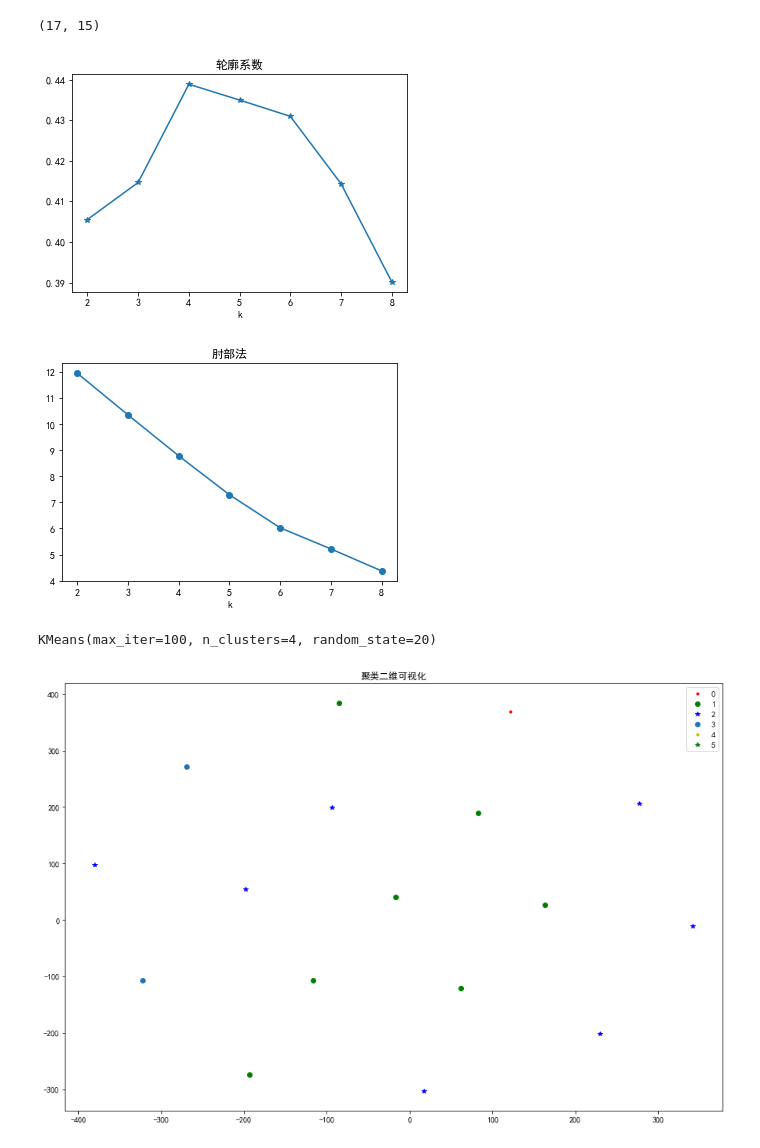
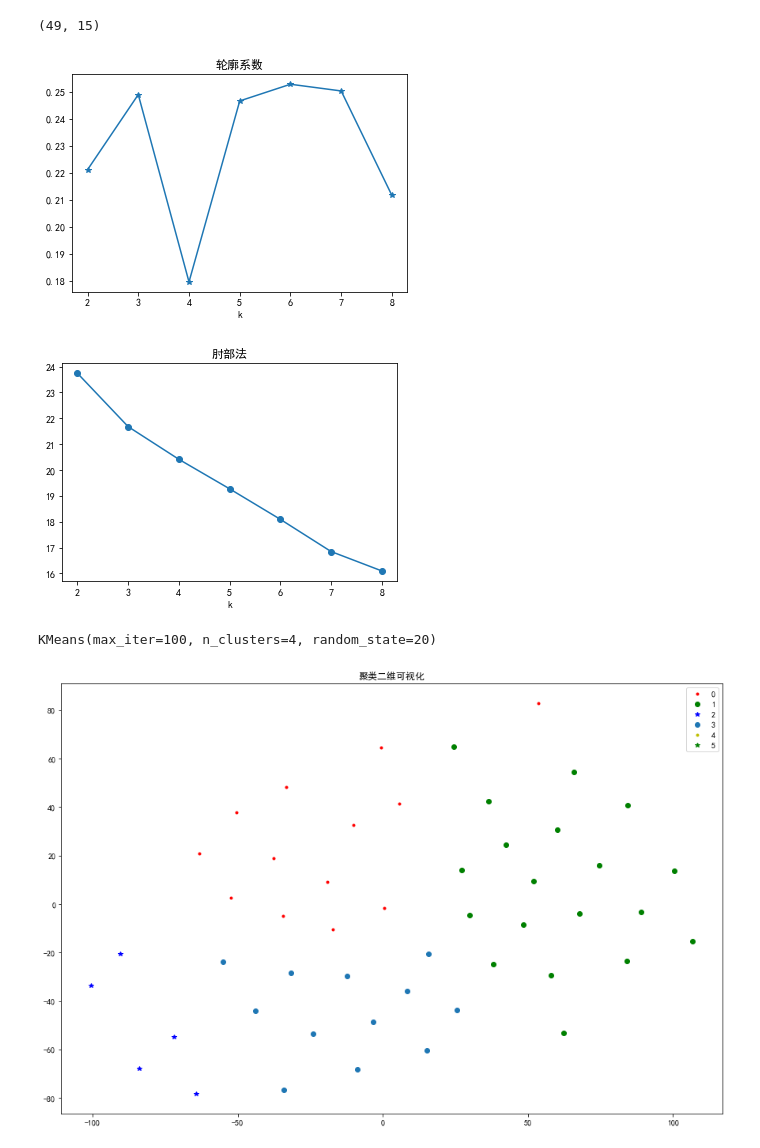
Before and after one commit to Fly-Pluche/2022-mathematical-modeling-C, a Jupyter notebook: solver/2_kmean.ipynb, the cells around one changed output. Drawn from its saved outputs; the diff is of its cells as text; code cells hidden in the pictures.

```diff
--- a/solver/2_kmean.ipynb
+++ b/solver/2_kmean.ipynb
@@ -25,7 +25,7 @@ from sklearn.metrics import roc_auc_score, precision_score, recall_score
 plt.rcParams['font.sans-serif'] = ['SimHei']
 plt.rcParams['axes.unicode_minus'] = False
 # %%
-data = pd.read_excel('excel/extract/2/高钾.xlsx')
+data = pd.read_excel('excel/extract/2/铅钡.xlsx')
 data.head()
 # %% [output]
 |  | 文物采样点 | 二氧化硅(SiO2) | 氧化钠(Na2O) | 氧化钾(K2O) | 氧化钙(CaO) | 氧化镁(MgO) | 氧化铝(Al2O3) | 氧化铁(Fe2O3) | 氧化铜(CuO) | ... |
@@ -41,7 +41,7 @@ print(x.shape)
 scaler = StandardScaler()
 x = scaler.fit_transform(x)
 # %% [output]
-(17, 15)
+(49, 15)
 # %%
 #肘部法
 from sklearn.cluster import KMeans
@@ -57,18 +57,18 @@ for k in range(2,9) :
 plt.plot(range(2,9) , si1_score, '*-')
 plt.xlabel('k')
 plt.title('轮廓系数')
-plt.savefig('./excel/result/2/轮廓系数_高钾.png')
+plt.savefig('./excel/result/2/轮廓系数_铅钡.png')
 plt.show()
 # %% [output]
-[figure, old version]
+[figure, new version]
 # %%
 plt.plot(range(2,9) , inertia, 'o-')
 plt.xlabel('k')
 plt.title('肘部法')
-plt.savefig('./excel/result/2/肘部法_高钾.png')
+plt.savefig('./excel/result/2/肘部法_铅钡.png')
 plt.show()
 # %% [output]
-[figure, old version]
+[figure, new version]
 # %%
 model = KMeans(n_clusters=4, max_iter=100, init="k-means++",random_state=20)
 model.fit(x)
@@ -81,33 +81,33 @@ from sklearn.manifold import TSNE
 t_sne = TSNE()
 t_sne.fit(x)
 t_sne = pd.DataFrame(t_sne.embedding_, index=data.index)
 
 r = pd.concat([data, pd.Series(model.labels_, index=data.index)], axis=1)
 r.columns = list(data.columns) + ['聚类类别']
-r.to_excel('./excel/result/2/k-means_高钾.xlsx')
+r.to_excel('./excel/result/2/k-means_铅钡.xlsx')
 plt.figure(figsize=(15,10))
 
 plt.rcParams['font.sans-serif'] = ['SimHei']
 plt.rcParams['axes.unicode_minus'] = False
 
 
 dd = t_sne[r[u'聚类类别'] == 0]
 plt.plot(dd[0], dd[1], 'r.',label=0)
 dd = t_sne[r[u'聚类类别'] == 1]
 plt.plot(dd[0], dd[1], 'go',label=1)
 dd = t_sne[r[u'聚类类别'] == 2]
 plt.plot(dd[0], dd[1], 'b*',label=2)
 dd = t_sne[r[u'聚类类别'] == 3]
 plt.plot(dd[0], dd[1], 'o',label=3)
 
 dd = t_sne[r[u'聚类类别'] == 4]
 plt.plot(dd[0], dd[1], 'y.',label=4)
 dd = t_sne[r[u'聚类类别'] == 5]
 plt.plot(dd[0], dd[1], 'g*',label=5)
 plt.title('聚类二维可视化')
 plt.legend()
 
-plt.savefig('./excel/result/2/k-means_高钾.png')
+plt.savefig('./excel/result/2/k-means_铅钡.png')
 plt.show()
 # %% [output]
-[figure, old version]
+[figure, new version]
```
Also changed, not shown: parts of 1 cell of this notebook, 13 other files.
